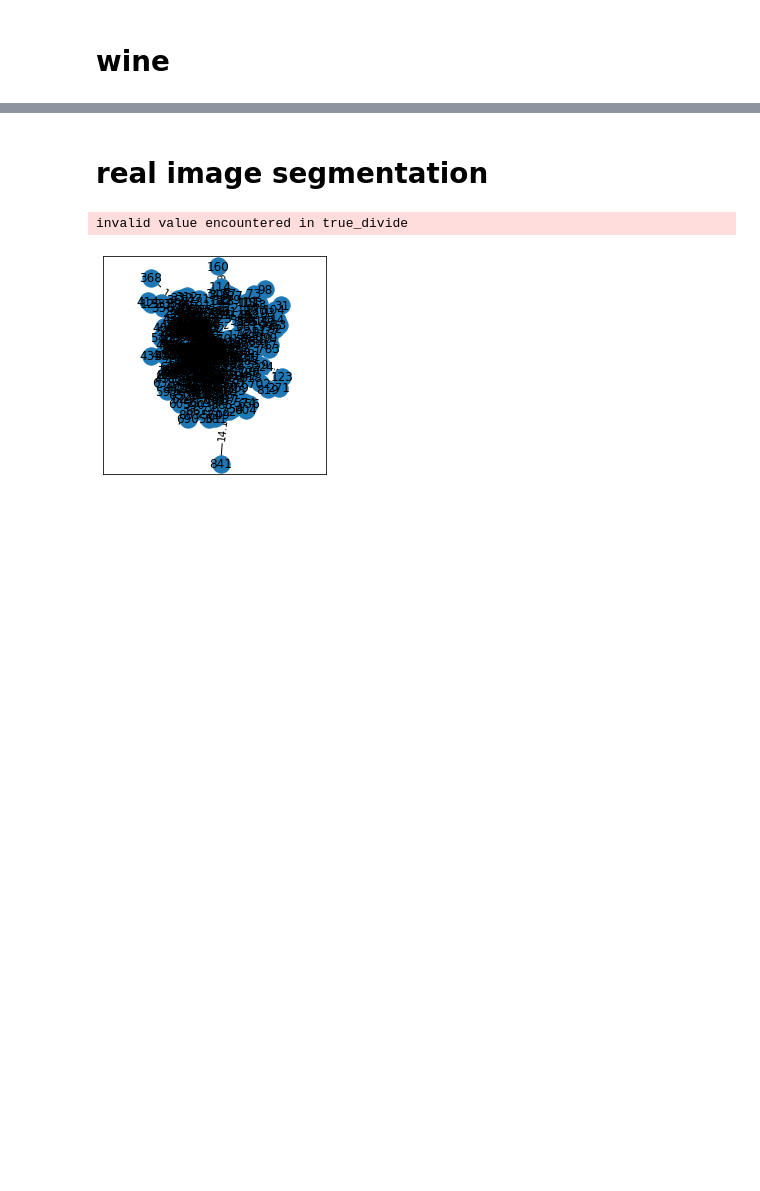
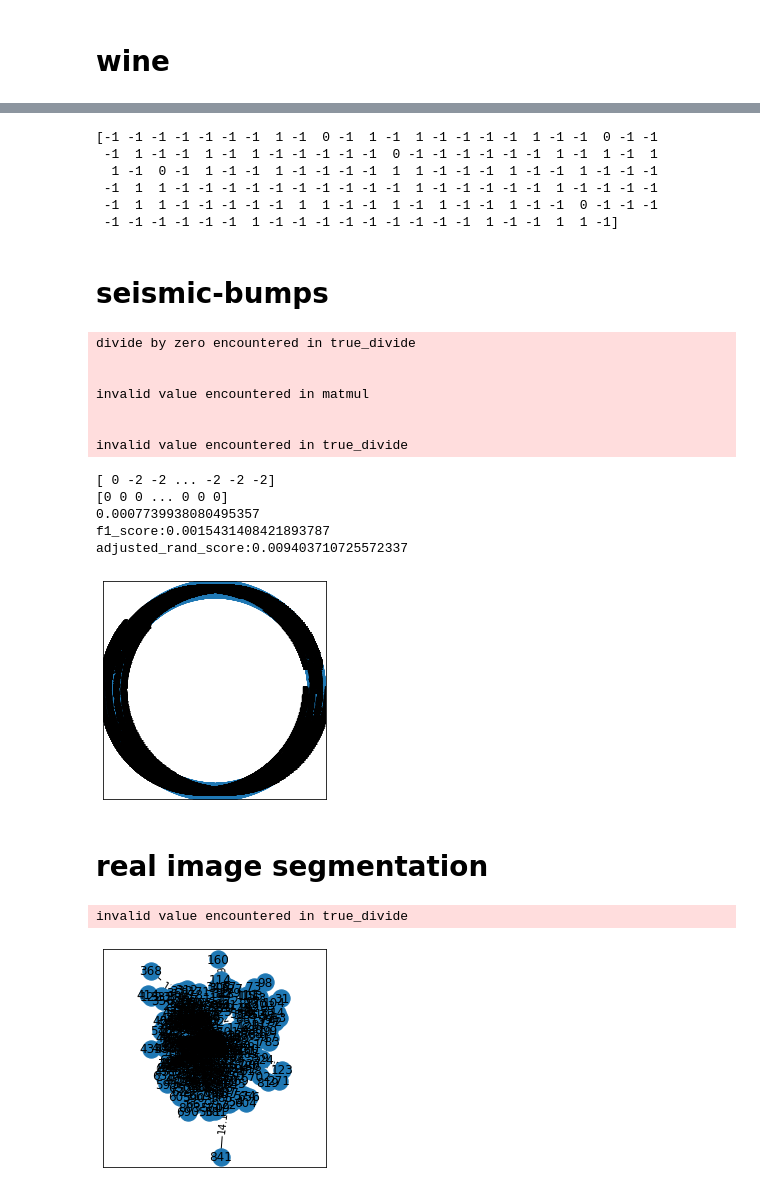
Before and after one commit to gaozhangyang/GIT, a Jupyter notebook: ex3_realdata/experiments.ipynb, the cells around one changed output, grey strips where cells are left out. Cells and saved outputs as stored; diff of their text form; code cells hidden in the pictures; blank space fills up the shorter version.

```diff
--- a/ex3_realdata/experiments.ipynb
+++ b/ex3_realdata/experiments.ipynb
@@ -150,3 +250,67 @@ adjusted_rand_score:0.4869597478584958
+# %%
+clusterer = hdbscan.HDBSCAN(min_cluster_size=5, gen_min_span_tree=True,cluster_selection_epsilon=10)
+clusterer.fit(X)
+Y_pred=clusterer.labels_
+print(Y_pred)
+# %% [output]
+[-1 -1 -1 -1 -1 -1 -1  1 -1  0 -1  1 -1  1 -1 -1 -1 -1  1 -1 -1  0 -1 -1
+ -1  1 -1 -1  1 -1  1 -1 -1 -1 -1 -1  0 -1 -1 -1 -1 -1 -1  1 -1  1 -1  1
+  1 -1  0 -1  1 -1 -1  1 -1 -1 -1 -1  1  1 -1 -1 -1  1 -1 -1  1 -1 -1 -1
+ -1  1  1 -1 -1 -1 -1 -1 -1 -1 -1 -1 -1  1 -1 -1 -1 -1 -1  1 -1 -1 -1 -1
+ -1  1  1 -1 -1 -1 -1 -1  1  1 -1 -1  1 -1  1 -1 -1  1 -1 -1  0 -1 -1 -1
+ -1 -1 -1 -1 -1 -1  1 -1 -1 -1 -1 -1 -1 -1 -1 -1  1 -1 -1  1  1 -1]
+# %% [markdown]
+# seismic-bumps
+# %%
+df = pd.read_csv('./seismic-bumps.txt',sep = ',',header=None)
+for col in [0,1,2,7]:
+    sym=list(set(df.iloc[:,col]))
+    for i in range(len(sym)):
+        df.iloc[df.iloc[:,col]==sym[i],col]=i
+# %%
+X=df.iloc[:,:-1].values.astype(np.float)
+Y_true=df.iloc[:,-1].values.astype(np.int)
+Y_set=list(set(Y_true))
+Y_map={Y_set[i]:i for i in range(len(Y_set))}
+Y_true=np.array([Y_map[y] for y in Y_true])
+# %%
+import api
+imp.reload(api)
+
+Y_pred=api.DGSFC.fit( X,
+                      K_d=50,
+                      K_n=50,
+                      lamda=0.2,
+                      epsilon=0,
+                      plot=True,
+                      pnum=30,
+                      mp4=False,
+                      fps=4,
+                      figroot='/usr/data/gzy/DGC/results/circles',
+                      mp4name='circles'
+                     )
+
+Y_pred,Y_true=matchY(Y_pred,Y_true)
+print(Y_pred)
+print(Y_true)
+print(np.sum(Y_pred==Y_true)/Y_true.shape[0])
+
+print( 'f1_score:{}'.format(f1_score(Y_true, Y_pred, average='weighted')) )
+print( 'adjusted_rand_score:{}'.format(adjusted_rand_score(Y_true, Y_pred)) )
+# %% [output]
+divide by zero encountered in true_divide
+
+
+invalid value encountered in matmul
+
+
+invalid value encountered in true_divide
+[ 0 -2 -2 ... -2 -2 -2]
+[0 0 0 ... 0 0 0]
+0.0007739938080495357
+f1_score:0.0015431408421893787
+adjusted_rand_score:0.009403710725572337
+[figure, added]
 # %% [markdown]
 # real image segmentation
 # %%
```
Also changed, not shown: parts of 13 cells of this notebook, 6 other files.
